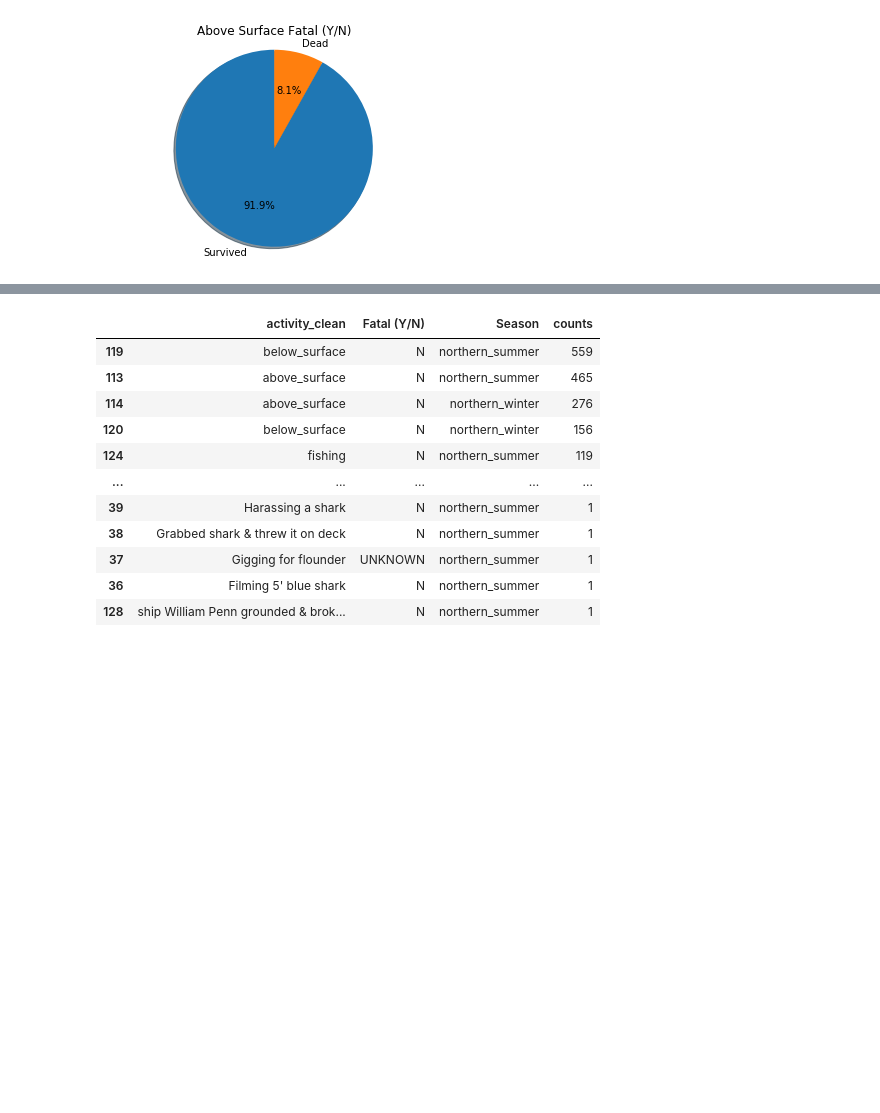
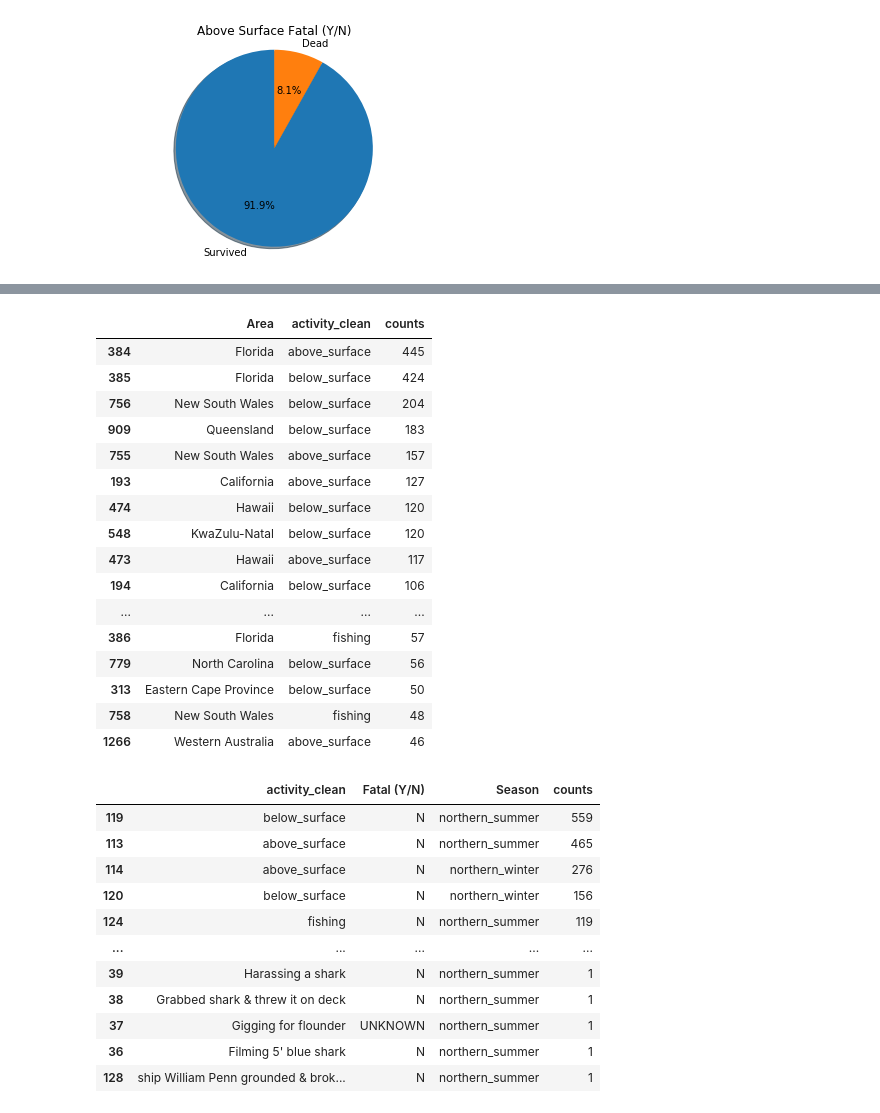
Before and after one commit to miguelgimenezgimenez/shark-attack, a Jupyter notebook: data-wrangling.ipynb, the cells around one changed output, grey strips where cells are left out. Saved outputs shown, nothing was run; the diff lists cells and outputs as text; code cells hidden in the pictures; blank space fills up the shorter version.

```diff
--- a/data-wrangling.ipynb
+++ b/data-wrangling.ipynb
@@ -111,3 +127,23 @@ plt.show()
+# %%
+attacks.groupby(['Area','activity_clean']).size().reset_index(name='counts').sort_values(by='counts',ascending=False)[:20]
+# %% [output]
+|  | Area | activity_clean | counts |
+| 384 | Florida | above_surface | 445 |
+| 385 | Florida | below_surface | 424 |
+| 756 | New South Wales | below_surface | 204 |
+| 909 | Queensland | below_surface | 183 |
+| 755 | New South Wales | above_surface | 157 |
+| 193 | California | above_surface | 127 |
+| 474 | Hawaii | below_surface | 120 |
+| 548 | KwaZulu-Natal | below_surface | 120 |
+| 473 | Hawaii | above_surface | 117 |
+| 194 | California | below_surface | 106 |
+| ... | ... | ... | ... |
+| 386 | Florida | fishing | 57 |
+| 779 | North Carolina | below_surface | 56 |
+| 313 | Eastern Cape Province | below_surface | 50 |
+| 758 | New South Wales | fishing | 48 |
+| 1266 | Western Australia | above_surface | 46 |
 # %%
 
 usa_attacks = helpers.get_data_by_country(attacks,'USA')
```
Also changed, not shown: parts of 6 cells of this notebook, 2 other files.
